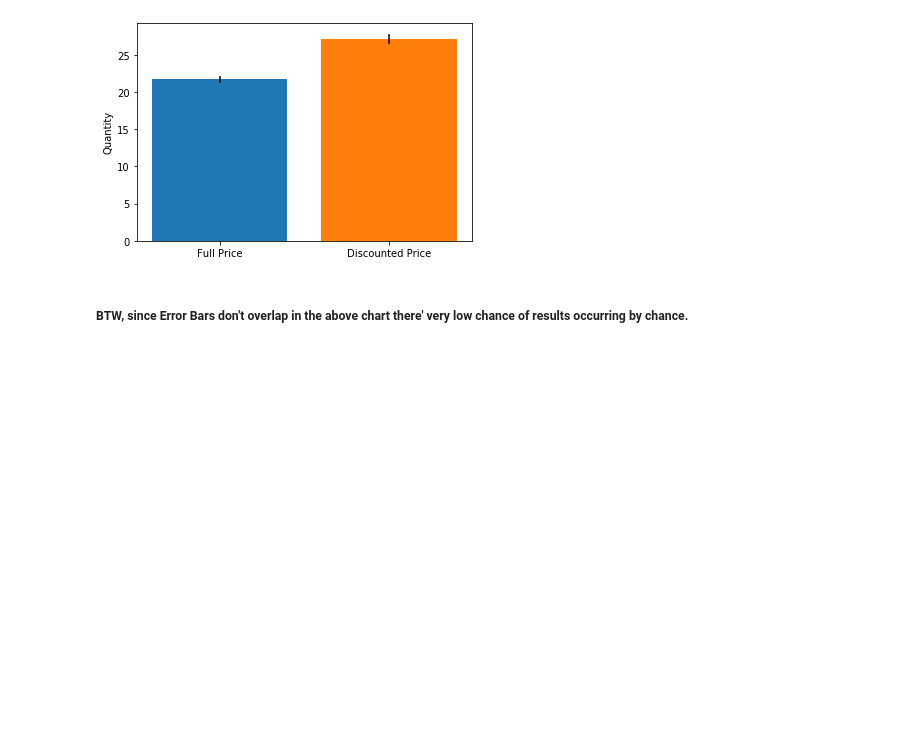
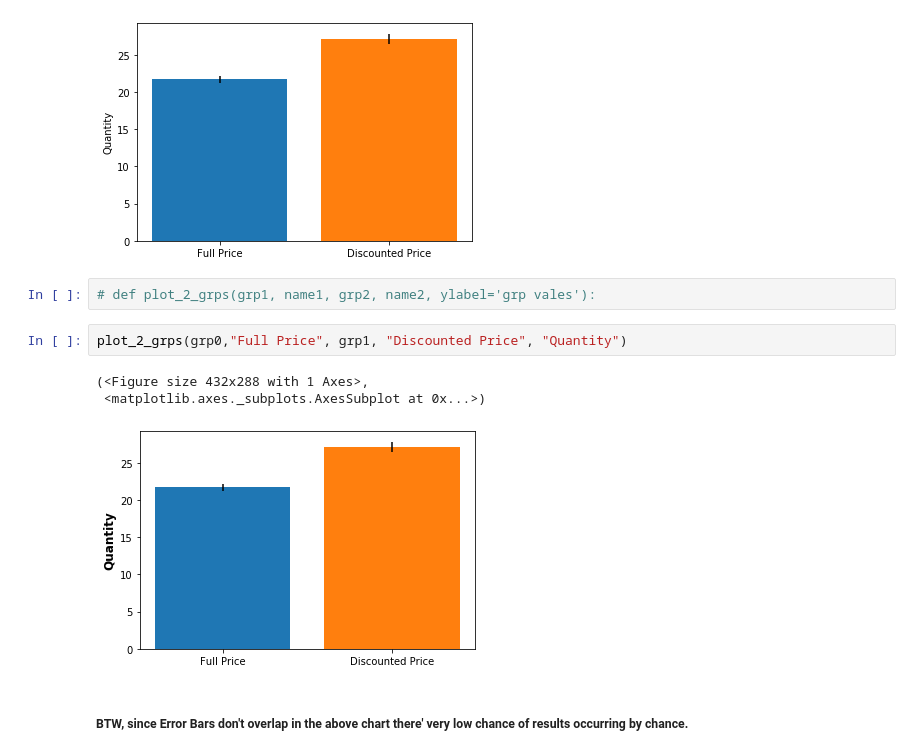
Before and after one commit to lemaster1/Hypothesis-Testing-Predicting-Best-Discount-Strategies, a Jupyter notebook: mod3proj.ipynb, the cells around one changed output. Cells and saved outputs as stored; diff of their text form; blank space fills up the shorter version.

```diff
--- a/mod3proj.ipynb
+++ b/mod3proj.ipynb
@@ -382,6 +419,14 @@ plt.ylabel("Quantity")
 # %% [output]
 Text(0, 0.5, 'Quantity')
 [figure]
+# %%
+# def plot_2_grps(grp1, name1, grp2, name2, ylabel='grp vales'):
+# %%
+plot_2_grps(grp0,"Full Price", grp1, "Discounted Price", "Quantity")
+# %% [output]
+(<Figure size 432x288 with 1 Axes>,
+ <matplotlib.axes._subplots.AxesSubplot at 0x...>)
+[figure, added]
 # %% [markdown]
 ##### BTW,  since Error Bars don't overlap in the above chart there' very low chance of results occurring by chance.
 # %% [markdown]
```
Also changed, not shown: parts of 12 cells of this notebook.
